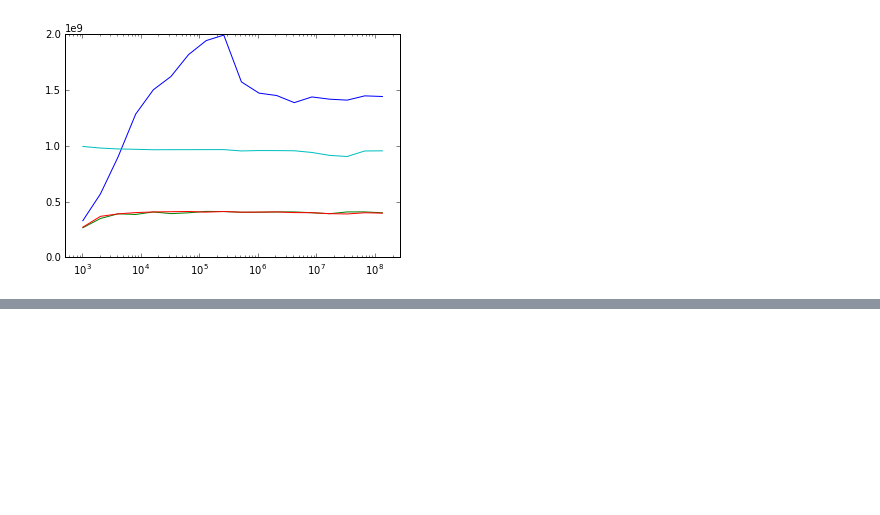
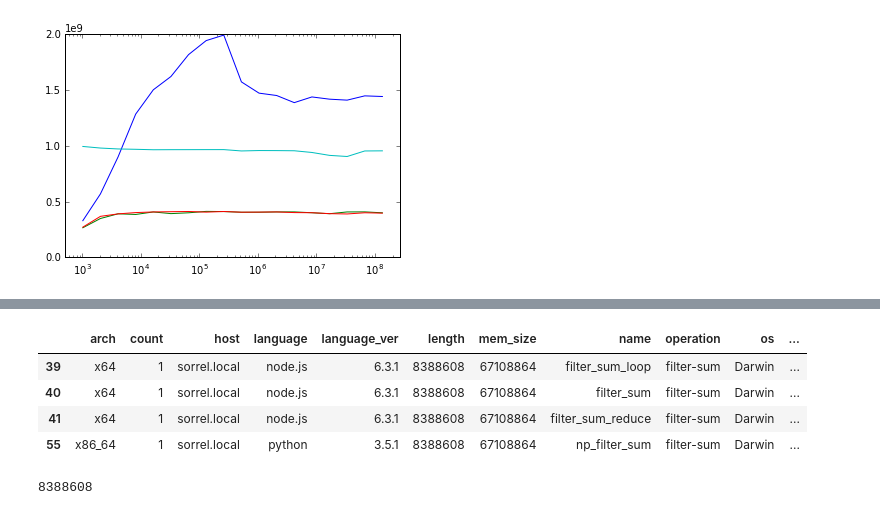
Before and after one commit to alexhsamuel/jsdata, a Jupyter notebook: benchmark/benchmarks.ipynb, the cells around one changed output, grey strips where cells are left out. Drawn from its saved outputs; the diff is of its cells as text; code cells hidden in the pictures; blank space fills up the shorter version.

Commit message:
Benchmark filter and sum.

```diff
--- a/benchmark/benchmarks.ipynb
+++ b/benchmark/benchmarks.ipynb
@@ -56,0 +55,14 @@ df[abs(df["length"] - 128 * 1024**2) < 1000]
+# %%
+sum_filter = pd.DataFrame.from_records([ json.loads(l) for l in open("filter-sum.json") ])
+sum_filter["rate"] = sum_filter["length"] / sum_filter["time"]
+sum_filter[sum_filter.length == 1 << 23]
+# %% [output]
+|  | arch | count | host | language | language_ver | length | mem_size | name | operation | os | ... |
+| 39 | x64 | 1 | sorrel.local | node.js | 6.3.1 | 8388608 | 67108864 | filter_sum_loop | filter-sum | Darwin | ... |
+| 40 | x64 | 1 | sorrel.local | node.js | 6.3.1 | 8388608 | 67108864 | filter_sum | filter-sum | Darwin | ... |
+| 41 | x64 | 1 | sorrel.local | node.js | 6.3.1 | 8388608 | 67108864 | filter_sum_reduce | filter-sum | Darwin | ... |
+| 55 | x86_64 | 1 | sorrel.local | python | 3.5.1 | 8388608 | 67108864 | np_filter_sum | filter-sum | Darwin | ... |
+# %%
+1 << 23
+# %% [output]
+8388608
```
Also changed, not shown: parts of 1 cell of this notebook, 2 other files.
